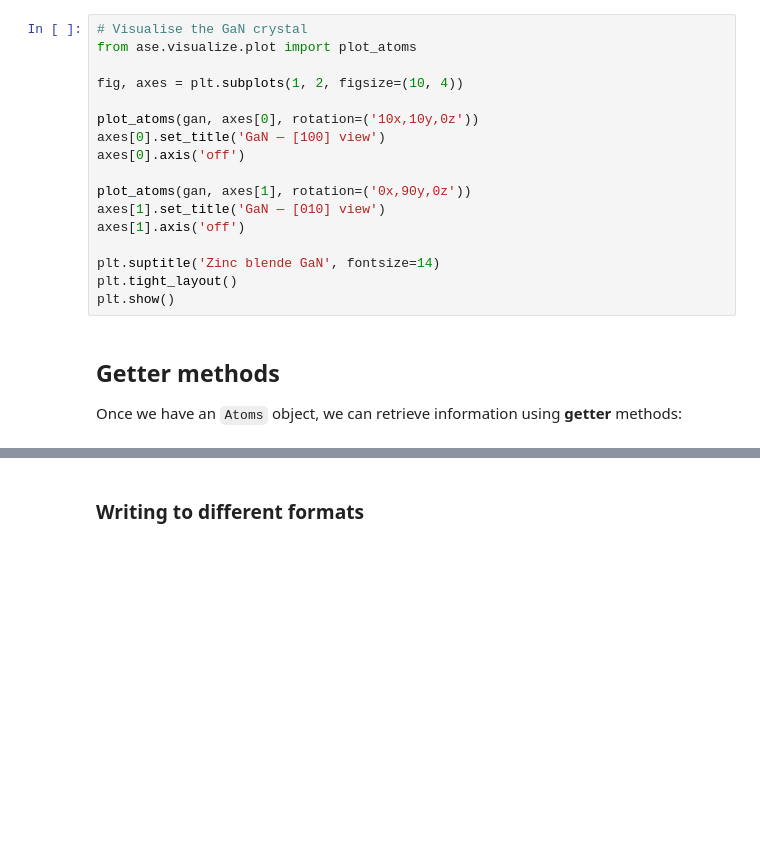
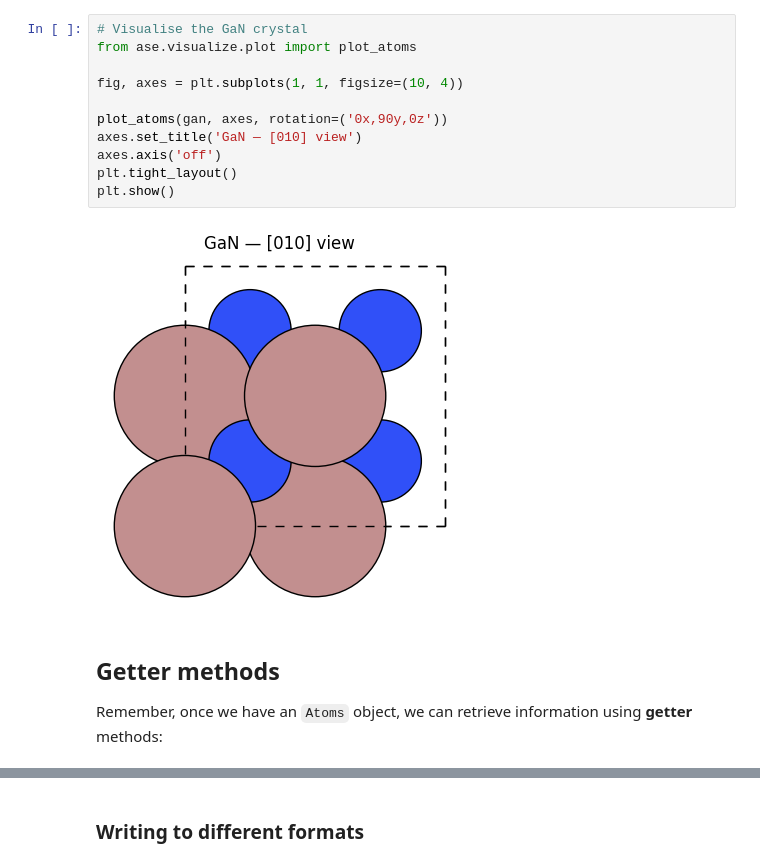
Before and after one commit to NU-CEM/Atomistic_Simulation, a Jupyter notebook: notebooks/working_with_atoms.ipynb, the cells around one changed output, grey strips where cells are left out. Cells and saved outputs as stored; diff of their text form; blank space fills up the shorter version.

```diff
--- a/notebooks/working_with_atoms.ipynb
+++ b/notebooks/working_with_atoms.ipynb
@@ -110,23 +157,19 @@ print(f"Unit cell (Å):\n{gan.cell}")
 # %%
 # Visualise the GaN crystal
 from ase.visualize.plot import plot_atoms
 
-fig, axes = plt.subplots(1, 2, figsize=(10, 4))
+fig, axes = plt.subplots(1, 1, figsize=(10, 4))
 
-plot_atoms(gan, axes[0], rotation=('10x,10y,0z'))
-axes[0].set_title('GaN — [100] view')
-axes[0].axis('off')
-
-plot_atoms(gan, axes[1], rotation=('0x,90y,0z'))
-axes[1].set_title('GaN — [010] view')
-axes[1].axis('off')
-
-plt.suptitle('Zinc blende GaN', fontsize=14)
+plot_atoms(gan, axes, rotation=('0x,90y,0z'))
+axes.set_title('GaN — [010] view')
+axes.axis('off')
 plt.tight_layout()
 plt.show()
+# %% [output]
+[figure, added]
 # %% [markdown]
 ## Getter methods
 
-Once we have an `Atoms` object, we can retrieve information using **getter** methods:
+Remember, once we have an `Atoms` object, we can retrieve information using **getter** methods:
 # %%
 print("Positions (Å):")
```
Also changed, not shown: parts of 44 cells of this notebook, 4 other files.
